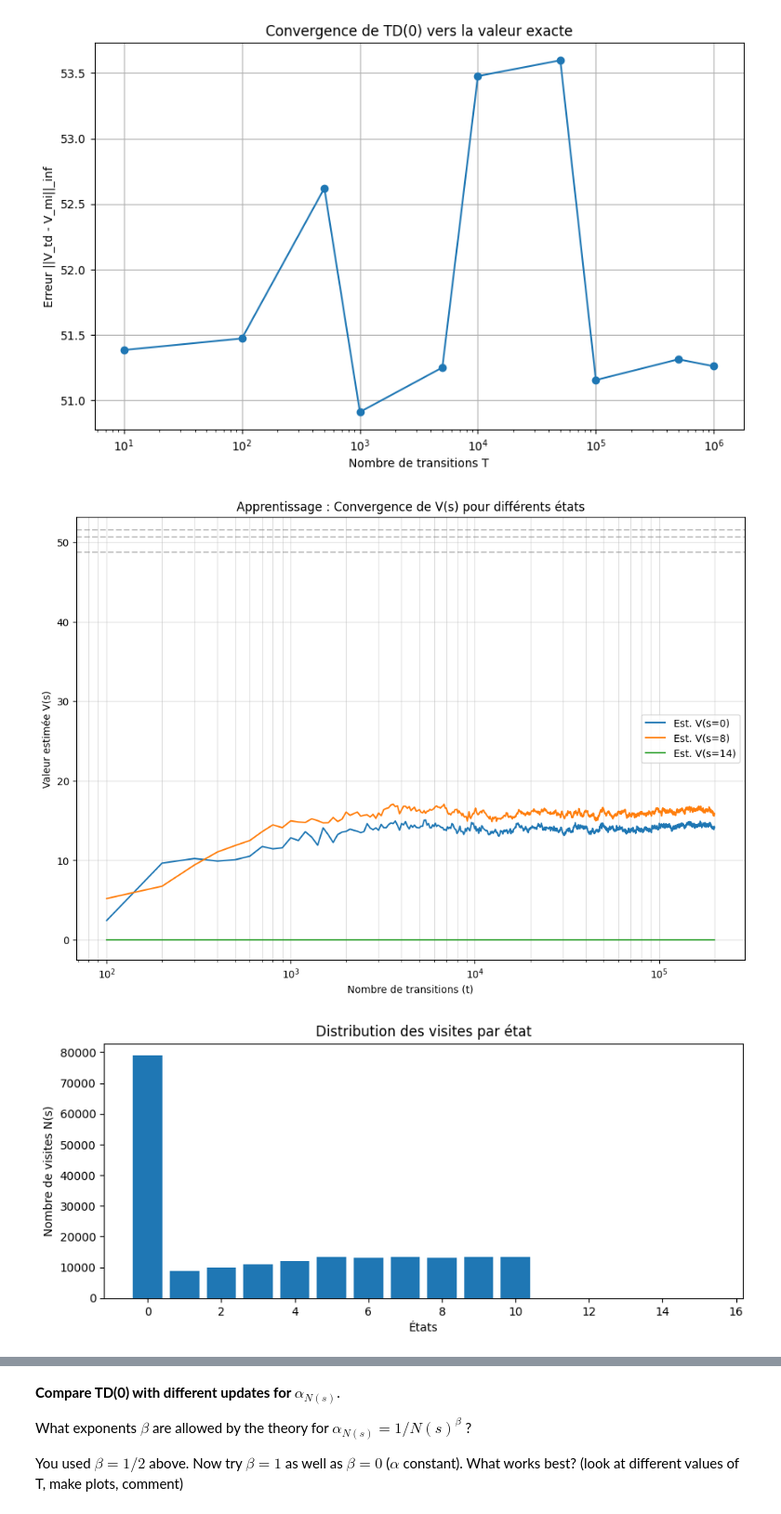
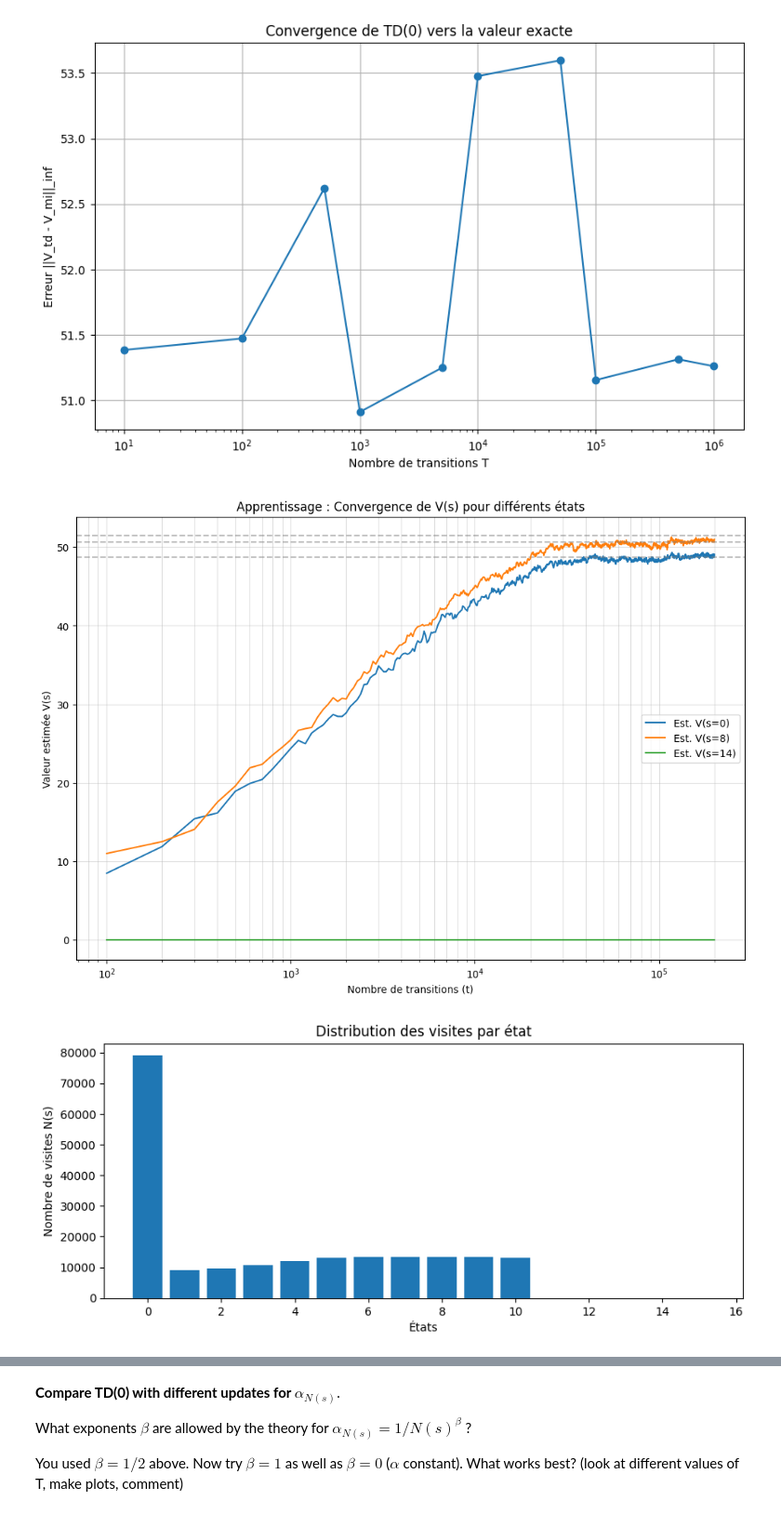
Before and after one commit to milanolivia/apprentissage_seq, a Jupyter notebook: TD0_QLearning.ipynb, the cells around one changed output, grey strips where cells are left out. Shown at 93% size. Drawn from its saved outputs; the diff is of its cells as text; code cells hidden in the pictures.

```diff
--- a/TD0_QLearning.ipynb
+++ b/TD0_QLearning.ipynb
@@ -376,7 +376,7 @@ T=1000000, Erreur=51.2612
 import numpy as np
 import matplotlib.pyplot as plt
 
-def TD0_history(policy, T_max, env, gamma=0.9, record_every=100):
+def TD0_history(policy, T_max, env, record_every=100):
     # Récupération de la taille de l'espace d'états
     n_states = env.observation_space.n
     V = np.zeros(n_states)
@@ -385,14 +385,12 @@ def TD0_history(policy, T_max, env, gamma=0.9, record_every=100):
     history_V = []
     history_iterations = []
 
-    # CORRECTION CRITIQUE 1 : Contournement du bug de reset()
-    # On génère l'état nous-mêmes, on l'envoie à l'env, et on le garde dans 's'
     init_val = np.random.randint(n_states)
     env.reset(InitialStock=init_val)
     s = init_val # On force 's' à prendre la valeur car env.reset renvoie None
 
     for t in range(1, T_max + 1):
-        # --- Choix de l'action ---
+        # Choix de l'action
         if callable(policy):
             action = policy(s)
         else:
@@ -401,73 +399,68 @@ def TD0_history(policy, T_max, env, gamma=0.9, record_every=100):
         # Appel de step
         s_prime, reward, done, truncated, _ = env.step(action)
 
-        # --- Mise à jour TD(0) ---
+        # Mise à jour TD(0)
         N[s] += 1
         alpha = 1.0 / np.sqrt(N[s])
 
         td_target = reward + gamma * V[s_prime]
         V[s] = V[s] + alpha * (td_target - V[s])
 
-        # --- Gestion de la fin d'épisode ---
+
         if done or truncated:
-            # CORRECTION CRITIQUE 2 : Même contournement ici si l'épisode finit
             init_val = np.random.randint(n_states)
             env.reset(InitialStock=init_val)
             s = init_val
         else:
             s = s_prime
 
-        # --- Enregistrement ---
+        # Enregistrement
         if t % record_every == 0:
             history_V.append(V.copy())
             history_iterations.append(t)
 
     return np.array(history_iterations), np.array(history_V), N
 
-# ==========================================
-# EXÉCUTION
-# ==========================================
 
-# 1. Paramètres
+# Paramètres
 T_max = 200000
 record_every = 100
 
-# On suppose que EvaluatePolicy et PiThreshold sont déjà définis
+
 V_true = EvaluatePolicy(PiThreshold)
 
-# 2. Exécution de TD0
-# Assure-toi que 'env' est bien instancié avant (env = StoreManagement(...))
+# Exécution de TD0
 iterations, V_hist, N_counts = TD0_history(PiThreshold, T_max, env, record_every=record_every)
 
-# 3. Plot : Évolution de la valeur pour quelques états
+# Évolution de la valeur pour quelques états
 n_total_states = env.observation_space.n
 states_to_plot = [0, n_total_states//2, n_total_states-2]
 
 plt.figure(figsize=(12, 8))
 
 for s_idx in states_to_plot:
     # On trace l'estimation TD(0)
     plt.plot(iterations, V_hist[:, s_idx], label=f'Est. V(s={s_idx})')
     # On trace la vraie valeur (ligne pointillée)
     plt.axhline(y=V_true[s_idx], color='gray', linestyle='--', alpha=0.5)
 
 plt.xscale('log')
 plt.xlabel('Nombre de transitions (t)')
 plt.ylabel('Valeur estimée V(s)')
 plt.title('Apprentissage : Convergence de V(s) pour différents états')
 plt.legend()
 plt.grid(True, which="both", ls="-", alpha=0.4)
 plt.show()
 
-# 4. Plot Bonus : Fréquence de visite
+# Fréquence de visite
 plt.figure(figsize=(10, 4))
 plt.bar(range(n_total_states), N_counts)
 plt.xlabel('États')
 plt.ylabel('Nombre de visites N(s)')
 plt.title('Distribution des visites par état')
 plt.show()
 # %% [output]
-[figure, old version]
+[figure, new version]
 [figure]
 # %%
 import matplotlib.pyplot as plt
```
Also changed, not shown: parts of 13 cells of this notebook.
